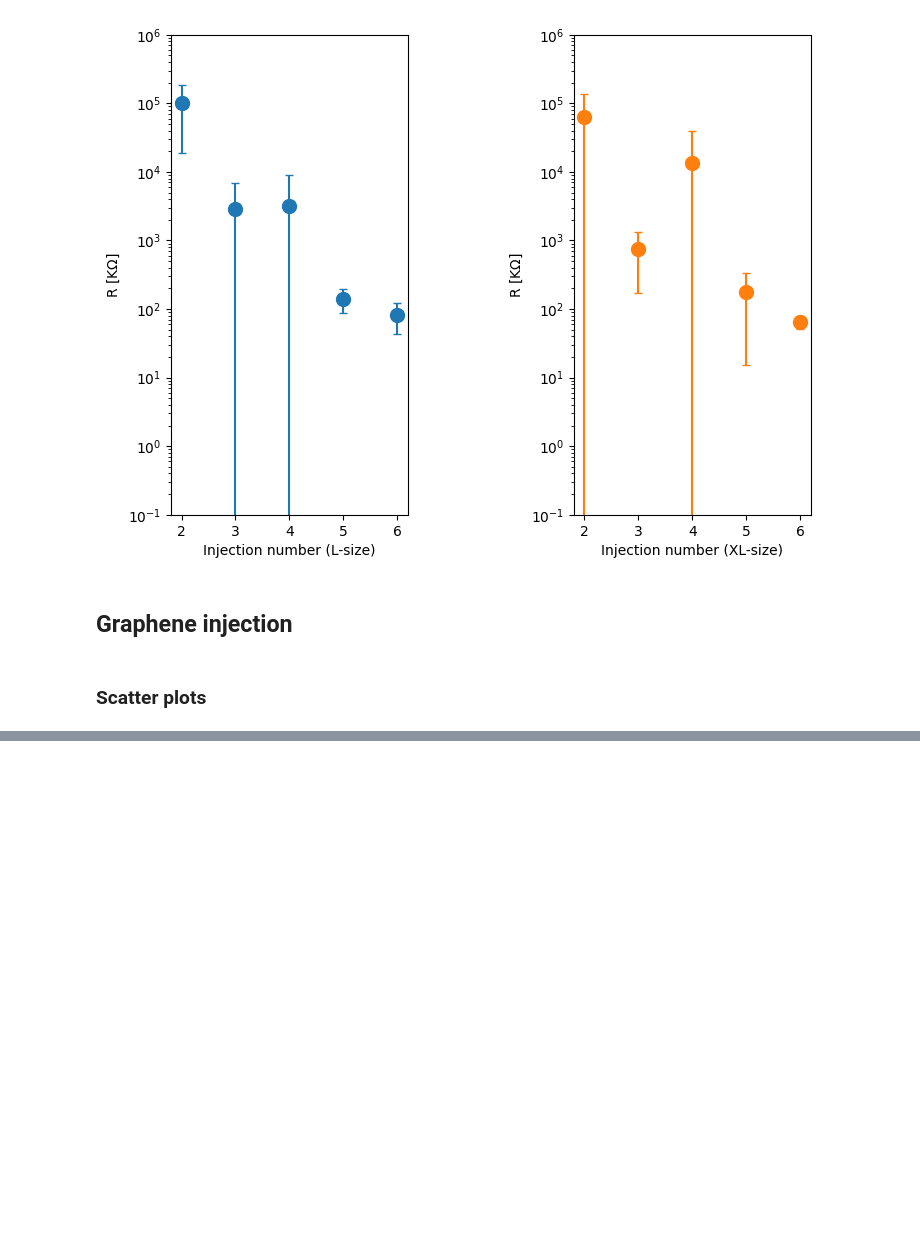
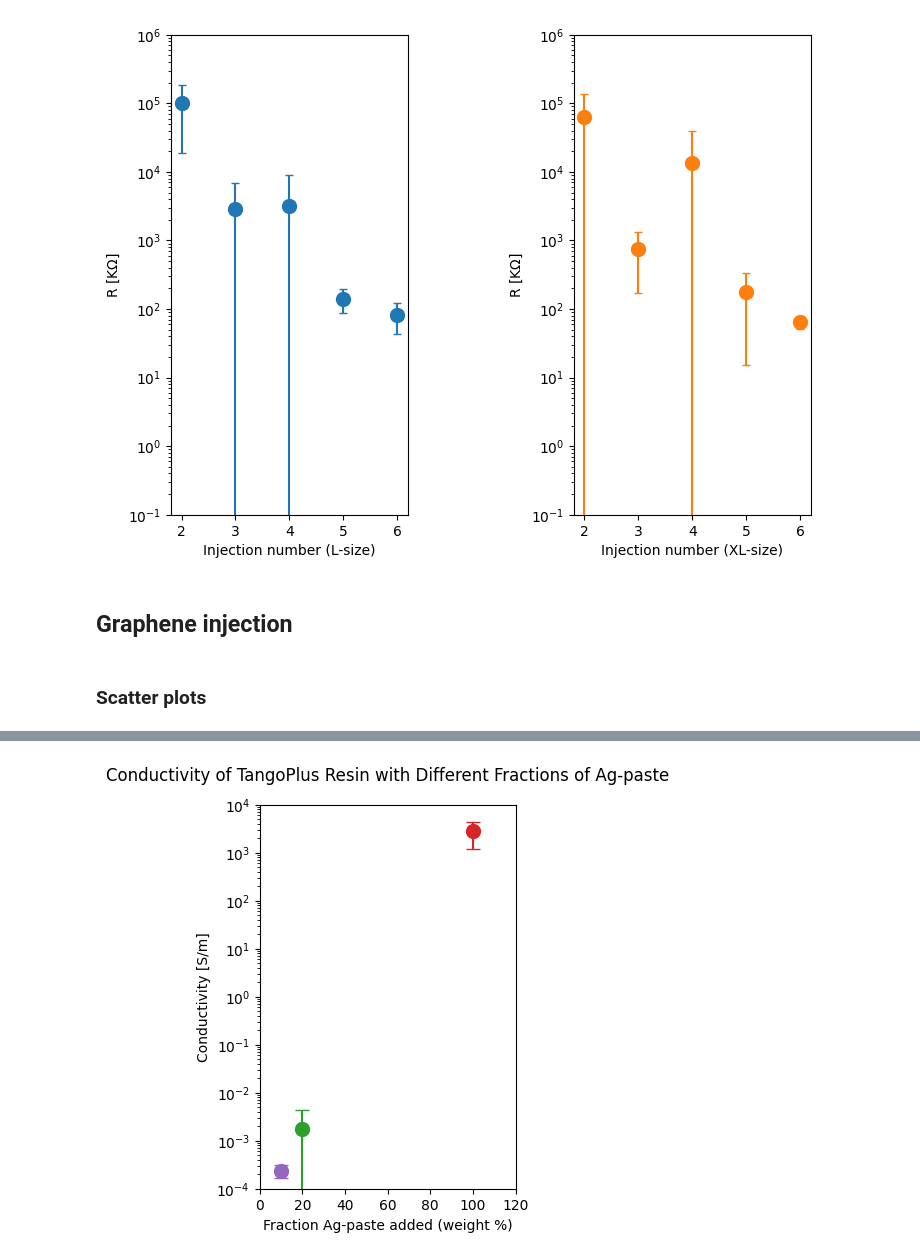
Before and after one commit to mkrause-nps/artificial-muscle, a Jupyter notebook: jupyter_notebooks/cnf_isoprop_inject_v2.ipynb, the cells around one changed output, grey strips where cells are left out. Saved outputs shown, nothing was run; the diff lists cells and outputs as text; code cells hidden in the pictures; blank space fills up the shorter version.

```diff
--- a/jupyter_notebooks/cnf_isoprop_inject_v2.ipynb
+++ b/jupyter_notebooks/cnf_isoprop_inject_v2.ipynb
@@ -173,0 +177,19 @@ TypeError: 'NoneType' object is not subscriptable
+# %%
+fraction_added = [10, 20, 100]
+conductivity = [0.000236557, 0.00172725, 2777.590535]
+yerr = [7.22857e-05, 0.002687744, 1.60e+03]
+# %%
+title = 'Conductivity of TangoPlus Resin with Different Fractions of Ag-paste'
+xlabel = 'Fraction Ag-paste added (weight %)'
+ylabel = 'Conductivity [S/m]'
+xlim = [0, 120]
+ylim = [1e-4, 1e4]
+colors = ['tab:purple', 'tab:green', 'tab:red']
+subplot_config = {'nrows': 1, 'ncols': 1}
+plotsize_adjust = {'left': 0.3, 'right': 0.7, 'top': 0.9, 'bottom': 0.1}
+figname = 'conductivity_silverpaste_on_pcb.png'
+plot_scatter(fraction_added, conductivity, yerr=yerr, title=title, xlabel=xlabel,
+             xticklabels=xticklabels, ylabel=ylabel, figname=figname, xlim=xlim, ylim=ylim, subplot_config=subplot_config,
+             plotsize_adjust=plotsize_adjust, colors=colors, yscale='log')
+# %% [output]
+[figure, added]
```
Also changed, not shown: parts of 9 cells of this notebook.
